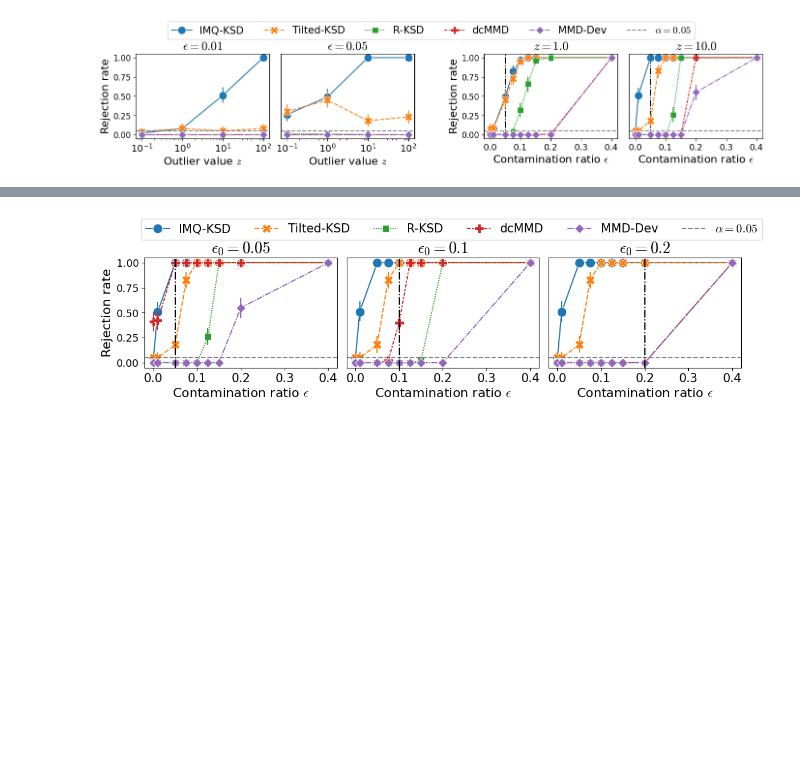
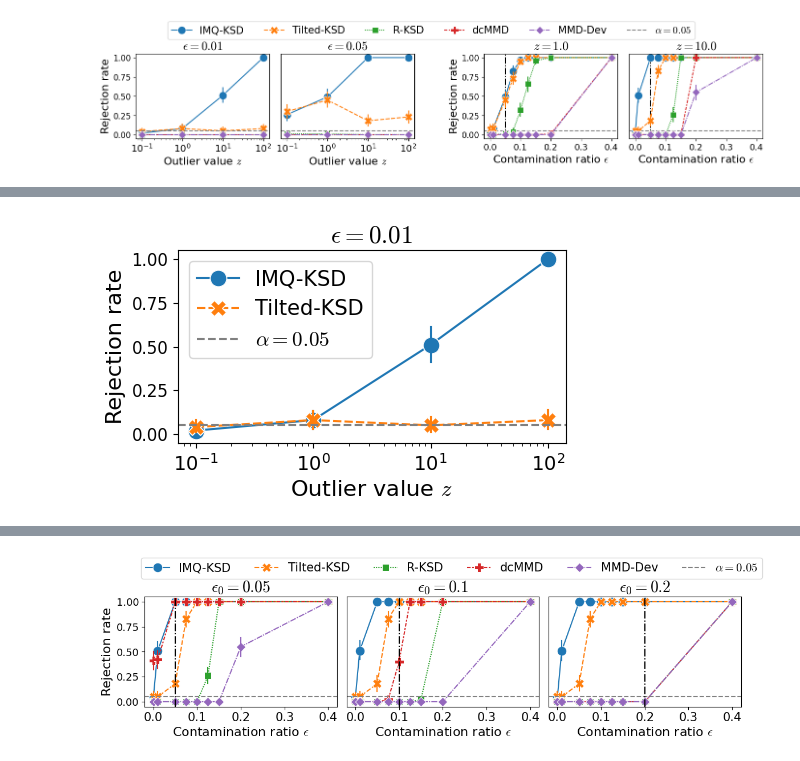
Before and after one commit to XingLLiu/robust-kernel-test, a Jupyter notebook: notebooks/gaussian.ipynb, the cells around one changed output, grey strips where cells are left out. Saved outputs shown, nothing was run; the diff lists cells and outputs as text; code cells hidden in the pictures; blank space fills up the shorter version.

```diff
--- a/notebooks/gaussian.ipynb
+++ b/notebooks/gaussian.ipynb
@@ -133,0 +157,24 @@ plt.savefig("../figs/robust/rej_ol.pdf", bbox_extra_artists=(lgd,), bbox_inches=
+# %%
+# for presentation
+eps = 0.01
+
+# level
+_, ax = plt.subplots(figsize=(5, 2.5))
+res_df_sub = res_df.loc[(res_df.eps == eps) & (res_df.method.isin(["IMQ-KSD", "Tilted-KSD"]))]
+
+_ = sns.lineplot(ax=ax, data=res_df_sub, x="ol", y="rej", hue="method", style="method", markers=True, err_style="bars", markersize=12)
+
+ax.axhline(0.05, linestyle="--", color="grey", label=r"$\alpha = 0.05$")
+ax.set_xscale("log")
+ax.set_ylim(-0.05, 1.05)
+ax.tick_params(axis="both", labelsize=14)
+ax.yaxis.set_tick_params(labelsize=12)
+ax.set_xlabel(r"Outlier value $z$", fontsize=16)
+ax.set_ylabel("Rejection rate", fontsize=16)
+ax.set_title(rf"$\epsilon={eps}$", fontsize=18)
+ax.legend([],[], frameon=False)
+
+lgd = ax.legend(fontsize=15)
+plt.savefig("../figs/robust/pre_rej_ol_tilted.pdf", bbox_extra_artists=(lgd,), bbox_inches="tight")
+# %% [output]
+[figure, added]
```
Also changed, not shown: parts of 14 cells of this notebook, 5 other files.
